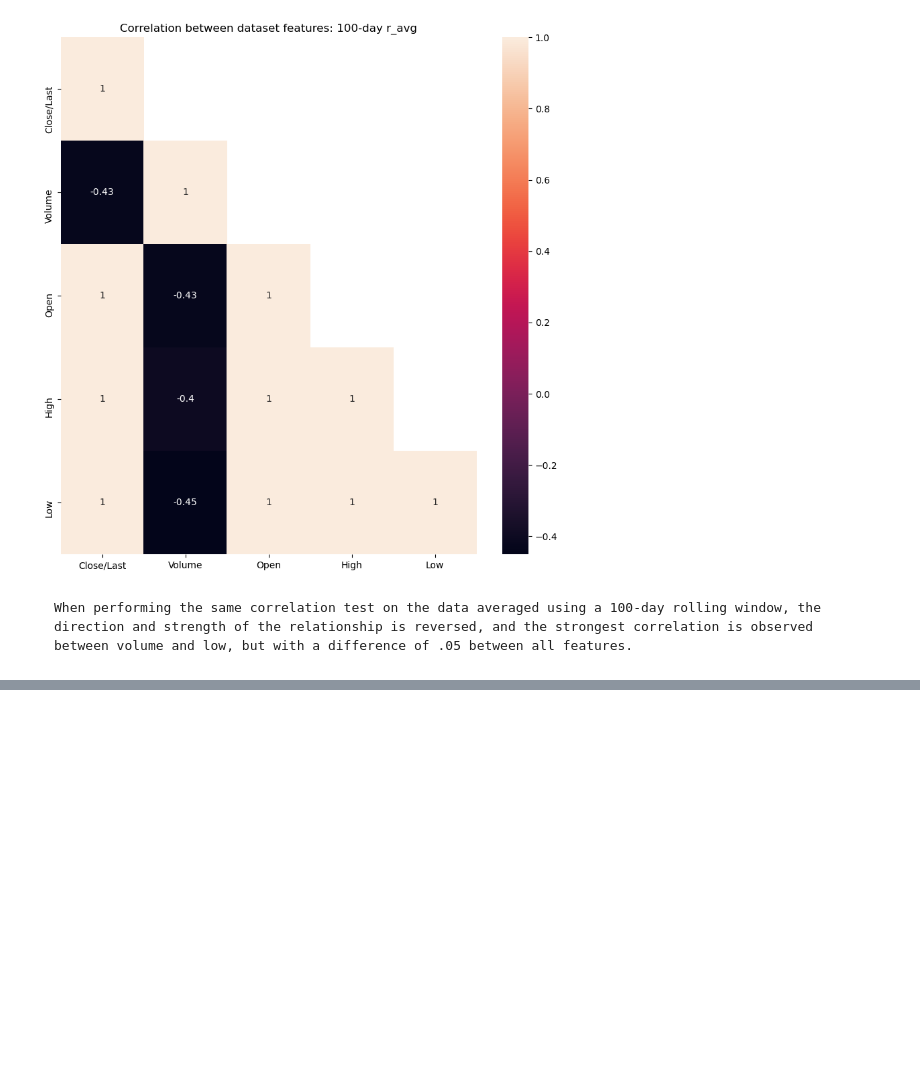
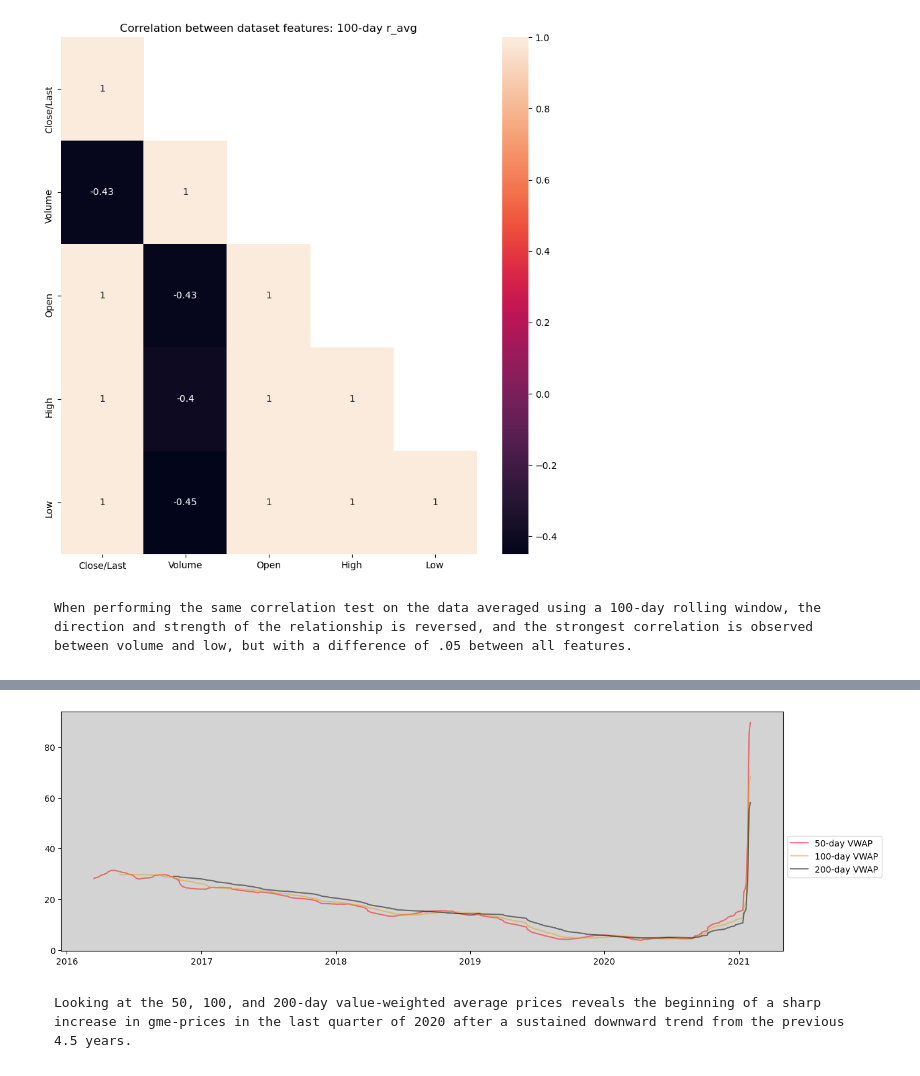
Before and after one commit to thimmis/capstone_two, a Jupyter notebook: capstone-two/notebooks/GME_price_analysis.ipynb, the cells around one changed output, grey strips where cells are left out. Cells and saved outputs as stored; diff of their text form; code cells hidden in the pictures; blank space fills up the shorter version.

Commit message:
Feature engineering of stock price indicators

```diff
--- a/capstone-two/notebooks/GME_price_analysis.ipynb
+++ b/capstone-two/notebooks/GME_price_analysis.ipynb
@@ -182,0 +189,3 @@ df.to_csv('/home/thomas/Desktop/springboard/Capstone_two/capstone-two/data/03_pr
+# %%
+df.sort_values(by='Date', ascending=True, inplace=True)
+df.reset_index(drop=True, inplace=True)
@@ -182,0 +201,7 @@ df.to_csv('/home/thomas/Desktop/springboard/Capstone_two/capstone-two/data/03_pr
+# %%
+df['PV'] = df[['Close/Last','High','Low']].mean(axis=1) * df.Volume
+# %%
+for item in [50, 100, 200]:
+
+    df[f'VWAP_{item}'] = df.PV.rolling(item).sum() / df.Volume.rolling(item).sum()
+df.head()
@@ -182,0 +215,14 @@ df.to_csv('/home/thomas/Desktop/springboard/Capstone_two/capstone-two/data/03_pr
+# %%
+_, ax = plt.subplots(1,1,figsize=(15,5))
+ax.set_facecolor('lightgray')
+
+ax.plot(df.Date, df.VWAP_50, color='red', label='50-day VWAP', alpha=0.5)
+ax.plot(df.Date, df.VWAP_100, color='goldenrod', label='100-day VWAP', alpha=0.5)
+ax.plot(df.Date, df.VWAP_200, color='black', label='200-day VWAP', alpha=0.5)
+
+plt.legend(loc='upper left', bbox_to_anchor=[1.,0.5])
+plt.show()
+# %% [output]
+[figure, added]
+# %% [markdown]
+    Looking at the 50, 100, and 200-day value-weighted average prices reveals the beginning of a sharp increase in gme-prices in the last quarter of 2020 after a sustained downward trend from the previous 4.5 years.
```
Also changed, not shown: parts of 11 cells of this notebook, 1 other file.
